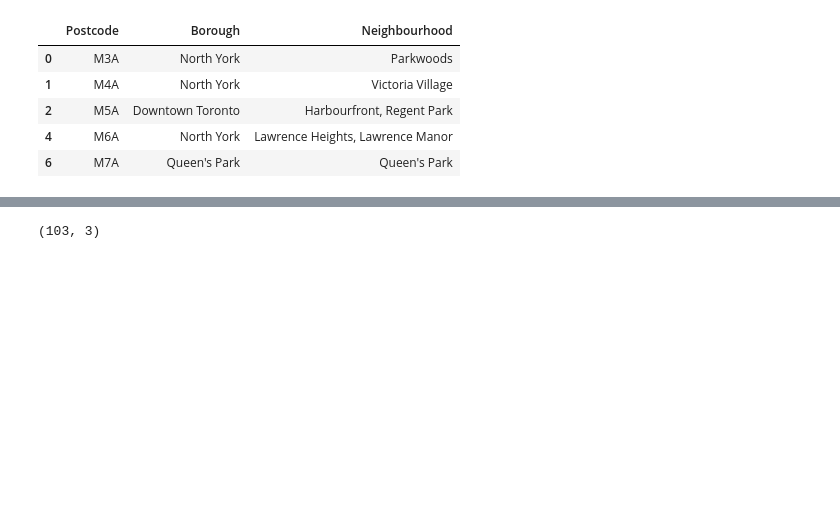
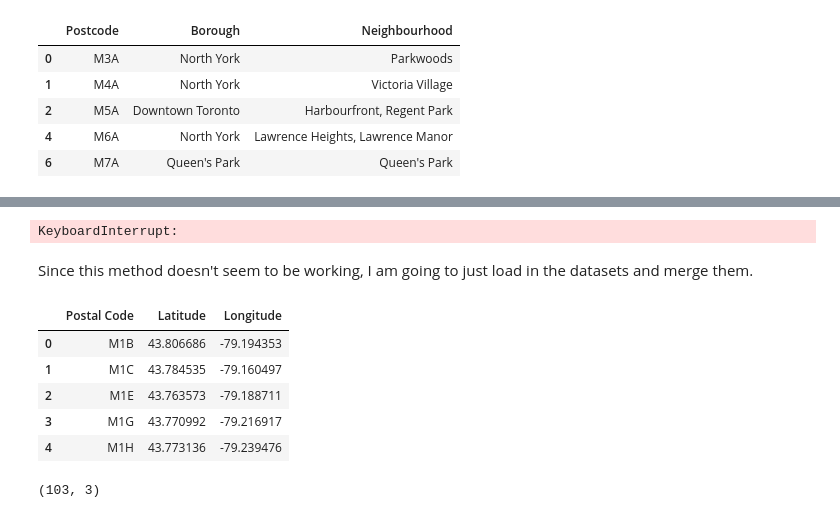
Before and after one commit to kevindwilk/Coursera_Capstone, a Jupyter notebook: IBM_Toronto_nghds.ipynb, the cells around one changed output, grey strips where cells are left out. Drawn from its saved outputs; the diff is of its cells as text; code cells hidden in the pictures; blank space fills up the shorter version.

```diff
--- a/IBM_Toronto_nghds.ipynb
+++ b/IBM_Toronto_nghds.ipynb
@@ -7,10 +7,12 @@
 import numpy as np # library to handle data in a vectorized manner
 
 import pandas as pd # library for data analsysis
-#pd.set_option('display.max_columns', None)
-#pd.set_option('display.max_rows', None)
+pd.set_option('display.max_columns', None)
+pd.set_option('display.max_rows', None)
 
 import json # library to handle JSON files
+
+import geocoder
 
 from geopy.geocoders import Nominatim # convert an address into latitude and longitude values
 
@@ -24,7 +26,6 @@ import matplotlib.colors as colors
 # import k-means from clustering stage
 from sklearn.cluster import KMeans
 
-#!conda install -c conda-forge folium=0.5.0 --yes # uncomment this line if you haven't completed the Foursquare API lab
 import folium # map rendering library
 
-#print('Libraries imported.')
+print('Libraries imported.')
@@ -224,0 +240,22 @@ final_df.head()
+# %%
+lat_coords = []
+long_coords = []
+for postal_code in final_df['Postcode']:
+    # initialize your variable to None
+    lat_lng_coords = None
+    # loop until you get the coordinates
+    while(lat_lng_coords is None):
+        g = geocoder.google('{}, Toronto, Ontario'.format(postal_code))
+        lat_lng_coords = g.latlng
+    print('Finished for postal code: {}'.format(postal_code))
+    latitude = lat_lng_coords[0]
+    longitude = lat_lng_coords[1]
+    lat_coords.append(latitude)
+    long_coords.append(longitude)
+
+final_df['Latitude']=lat_coords
+final_df['Longitude']=long_coords
+# %% [output]
+KeyboardInterrupt:
+# %% [markdown]
+Since this method doesn't seem to be working, I am going to just load in the datasets and merge them.
@@ -225 +264,10 @@ final_df.head()
+# %%
+coords_df.head()
+# %% [output]
+|  | Postal Code | Latitude | Longitude |
+| 0 | M1B | 43.806686 | -79.194353 |
+| 1 | M1C | 43.784535 | -79.160497 |
+| 2 | M1E | 43.763573 | -79.188711 |
+| 3 | M1G | 43.770992 | -79.216917 |
+| 4 | M1H | 43.773136 | -79.239476 |
 # %%
```
Also changed, not shown: parts of 11 cells of this notebook.
